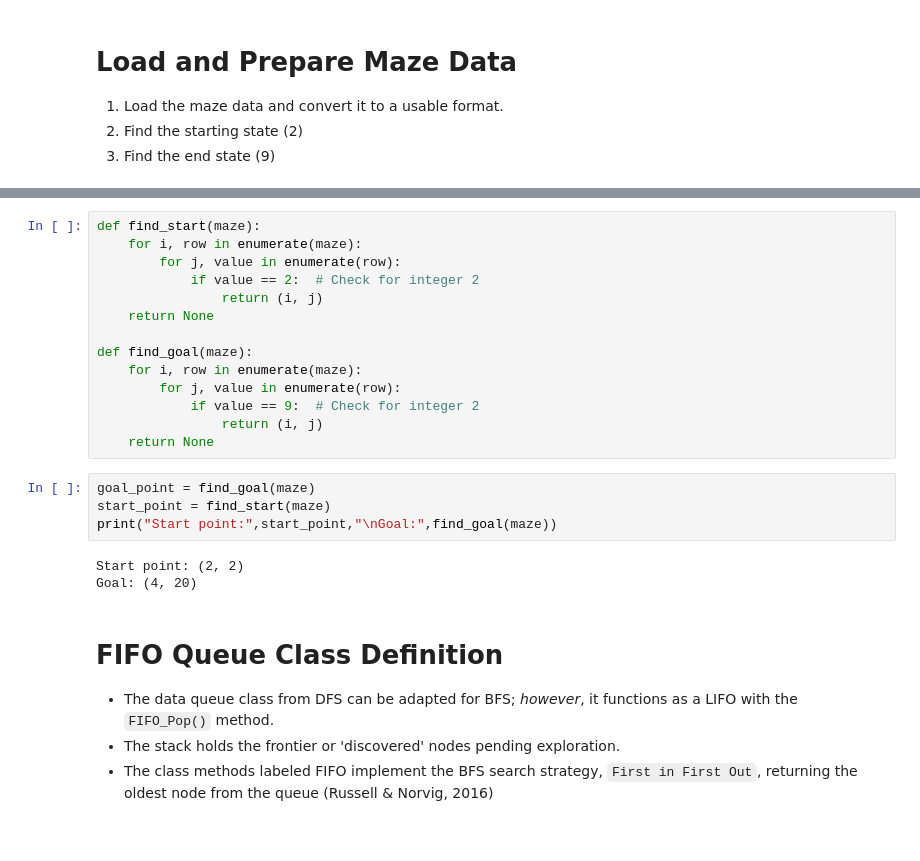
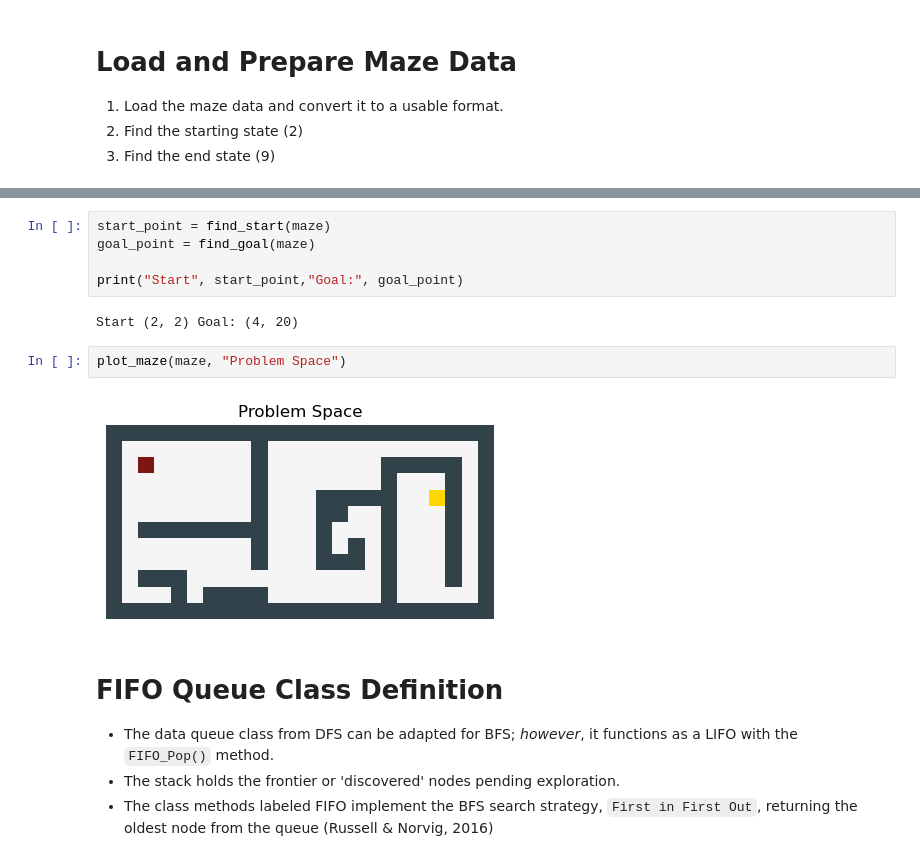
Before and after one commit to Seecougsy/Search-Algorithms, a Jupyter notebook: BFS_Implementation.ipynb, the cells around one changed output, grey strips where cells are left out. Saved outputs shown, nothing was run; the diff lists cells and outputs as text.

```diff
--- a/BFS_Implementation.ipynb
+++ b/BFS_Implementation.ipynb
@@ -57,24 +75,14 @@ print(maze)
 # %%
-def find_start(maze):
-    for i, row in enumerate(maze):
-        for j, value in enumerate(row):
-            if value == 2:  # Check for integer 2
-                return (i, j)
-    return None
+start_point = find_start(maze)
+goal_point = find_goal(maze)
 
-def find_goal(maze):
-    for i, row in enumerate(maze):
-        for j, value in enumerate(row):
-            if value == 9:  # Check for integer 2
-                return (i, j)
-    return None
+print("Start", start_point,"Goal:", goal_point)
+# %% [output]
+Start (2, 2) Goal: (4, 20)
-# %%
-goal_point = find_goal(maze)
-start_point = find_start(maze)
-print("Start point:",start_point,"\nGoal:",find_goal(maze))
-# %% [output]
-Start point: (2, 2)
-Goal: (4, 20)
+# %%
+plot_maze(maze, "Problem Space")
+# %% [output]
+[figure, added]
 # %% [markdown]
 # FIFO Queue Class Definition
 - The data queue class from DFS can be adapted for BFS; *however*, it functions as a LIFO with the `FIFO_Pop()` method.
```
Also changed, not shown: parts of 13 cells of this notebook, 4 other files.
